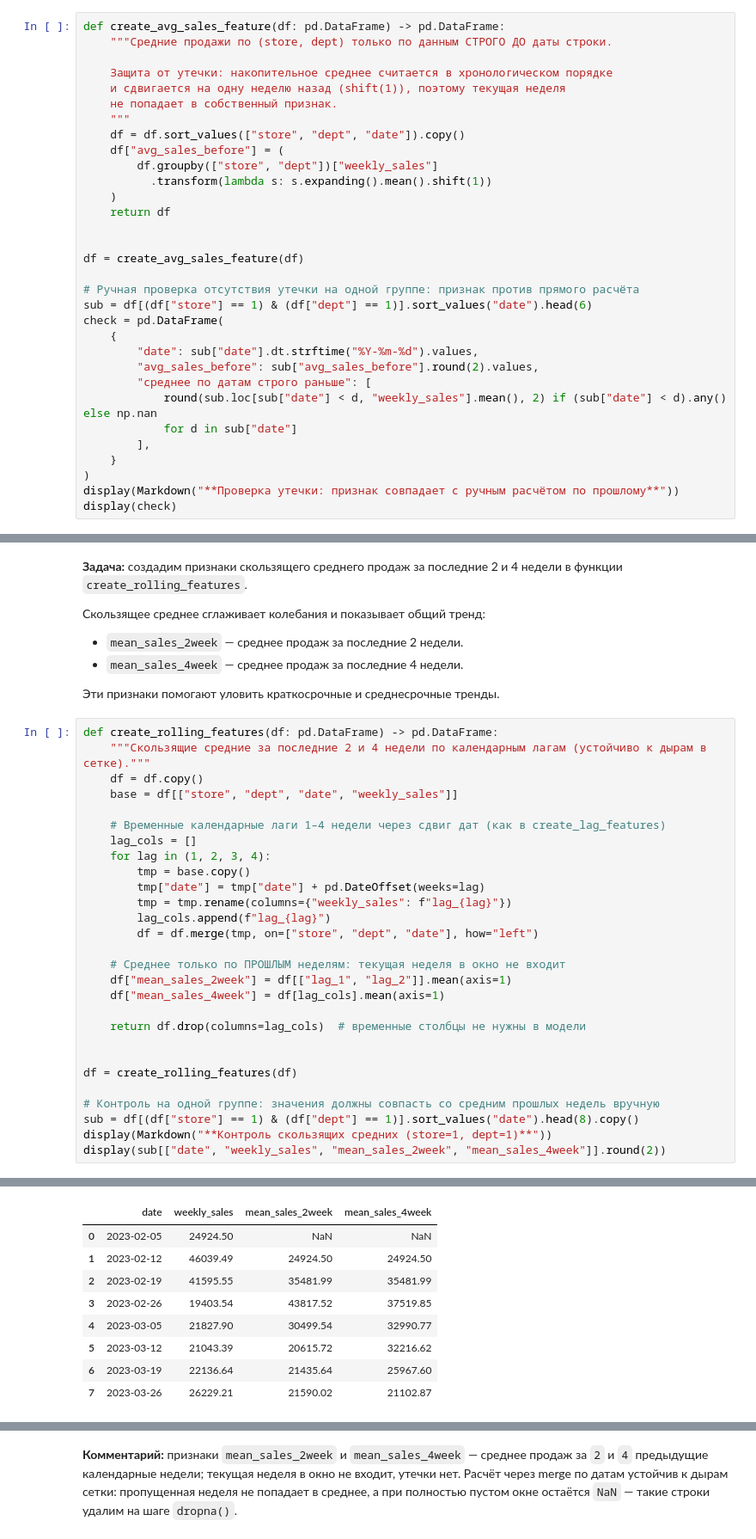
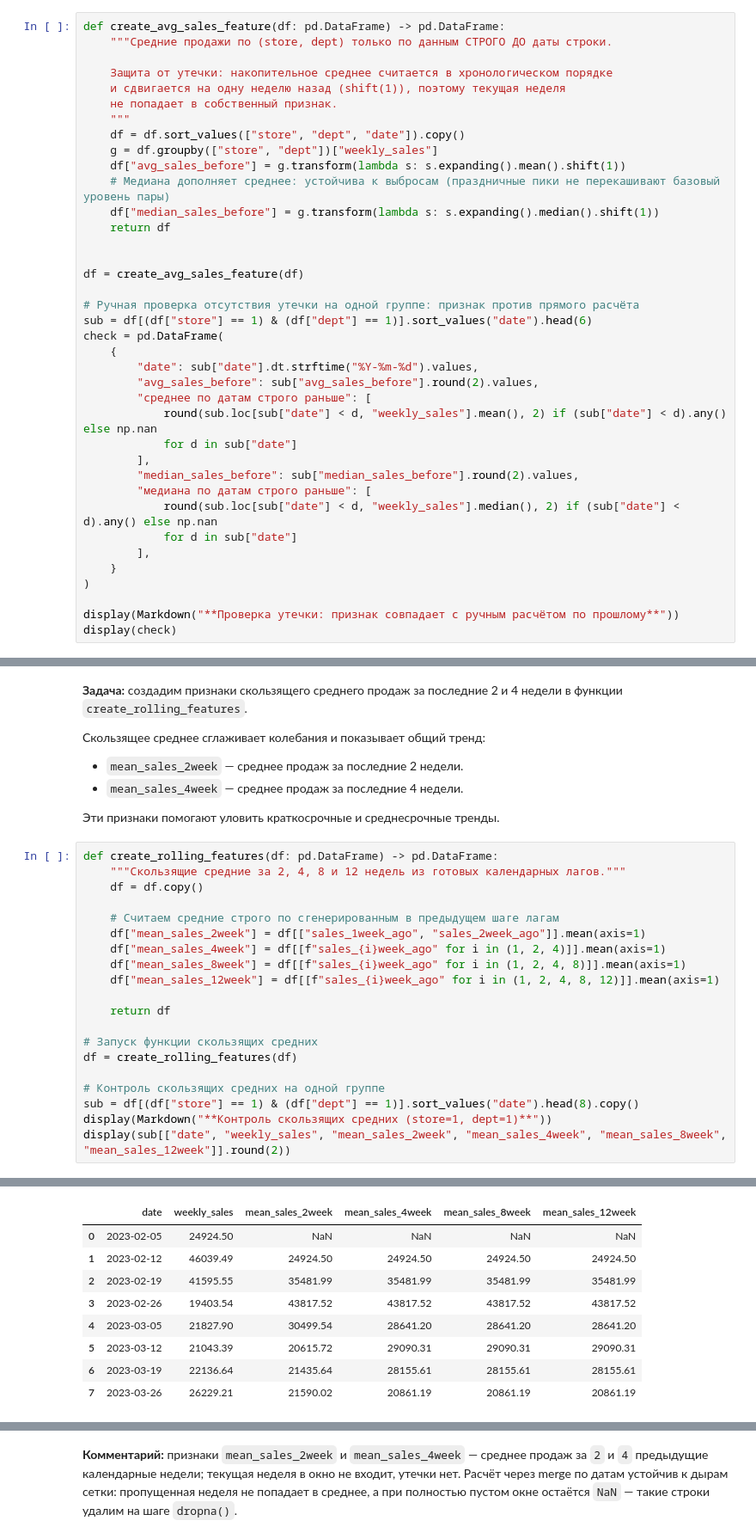
Before and after one commit to svasly/prilavok-project, a Jupyter notebook: model_training.ipynb, the cells around one changed output, grey strips where cells are left out. Shown at 86% size. Saved outputs shown, nothing was run; the diff lists cells and outputs as text.

```diff
--- a/model_training.ipynb
+++ b/model_training.ipynb
@@ -717,10 +720,10 @@ def create_avg_sales_feature(df: pd.DataFrame) -> pd.DataFrame:
     не попадает в собственный признак.
     """
     df = df.sort_values(["store", "dept", "date"]).copy()
-    df["avg_sales_before"] = (
-        df.groupby(["store", "dept"])["weekly_sales"]
-          .transform(lambda s: s.expanding().mean().shift(1))
-    )
+    g = df.groupby(["store", "dept"])["weekly_sales"]
+    df["avg_sales_before"] = g.transform(lambda s: s.expanding().mean().shift(1))
+    # Медиана дополняет среднее: устойчива к выбросам (праздничные пики не перекашивают базовый уровень пары)
+    df["median_sales_before"] = g.transform(lambda s: s.expanding().median().shift(1))
     return df
 
 
@@ -736,8 +739,14 @@ check = pd.DataFrame(
             round(sub.loc[sub["date"] < d, "weekly_sales"].mean(), 2) if (sub["date"] < d).any() else np.nan
             for d in sub["date"]
         ],
+        "median_sales_before": sub["median_sales_before"].round(2).values,
+        "медиана по датам строго раньше": [
+            round(sub.loc[sub["date"] < d, "weekly_sales"].median(), 2) if (sub["date"] < d).any() else np.nan
+            for d in sub["date"]
+        ],
     }
 )
+
 display(Markdown("**Проверка утечки: признак совпадает с ручным расчётом по прошлому**"))
 display(check)
 # %% [output]
@@ -832,43 +834,35 @@ assert 'sales_4week_ago' in df.columns, 'Признак sales_4week_ago не с
 Эти признаки помогают уловить краткосрочные и среднесрочные тренды.
 # %%
 def create_rolling_features(df: pd.DataFrame) -> pd.DataFrame:
-    """Скользящие средние за последние 2 и 4 недели по календарным лагам (устойчиво к дырам в сетке)."""
+    """Скользящие средние за 2, 4, 8 и 12 недель из готовых календарных лагов."""
     df = df.copy()
-    base = df[["store", "dept", "date", "weekly_sales"]]
 
-    # Временные календарные лаги 1–4 недели через сдвиг дат (как в create_lag_features)
-    lag_cols = []
-    for lag in (1, 2, 3, 4):
-        tmp = base.copy()
-        tmp["date"] = tmp["date"] + pd.DateOffset(weeks=lag)
-        tmp = tmp.rename(columns={"weekly_sales": f"lag_{lag}"})
-        lag_cols.append(f"lag_{lag}")
-        df = df.merge(tmp, on=["store", "dept", "date"], how="left")
+    # Считаем средние строго по сгенерированным в предыдущем шаге лагам
+    df["mean_sales_2week"] = df[["sales_1week_ago", "sales_2week_ago"]].mean(axis=1)
+    df["mean_sales_4week"] = df[[f"sales_{i}week_ago" for i in (1, 2, 4)]].mean(axis=1)
+    df["mean_sales_8week"] = df[[f"sales_{i}week_ago" for i in (1, 2, 4, 8)]].mean(axis=1)
+    df["mean_sales_12week"] = df[[f"sales_{i}week_ago" for i in (1, 2, 4, 8, 12)]].mean(axis=1)
 
-    # Среднее только по ПРОШЛЫМ неделям: текущая неделя в окно не входит
-    df["mean_sales_2week"] = df[["lag_1", "lag_2"]].mean(axis=1)
-    df["mean_sales_4week"] = df[lag_cols].mean(axis=1)
+    return df
 
-    return df.drop(columns=lag_cols)  # временные столбцы не нужны в модели
-
-
+# Запуск функции скользящих средних
 df = create_rolling_features(df)
 
-# Контроль на одной группе: значения должны совпасть со средним прошлых недель вручную
+# Контроль скользящих средних на одной группе
 sub = df[(df["store"] == 1) & (df["dept"] == 1)].sort_values("date").head(8).copy()
 display(Markdown("**Контроль скользящих средних (store=1, dept=1)**"))
-display(sub[["date", "weekly_sales", "mean_sales_2week", "mean_sales_4week"]].round(2))
+display(sub[["date", "weekly_sales", "mean_sales_2week", "mean_sales_4week", "mean_sales_8week", "mean_sales_12week"]].round(2))
 # %% [output]
 **Контроль скользящих средних (store=1, dept=1)**
-|  | date | weekly_sales | mean_sales_2week | mean_sales_4week |
-| 0 | 2023-02-05 | 24924.50 | NaN | NaN |
-| 1 | 2023-02-12 | 46039.49 | 24924.50 | 24924.50 |
-| 2 | 2023-02-19 | 41595.55 | 35481.99 | 35481.99 |
-| 3 | 2023-02-26 | 19403.54 | 43817.52 | 37519.85 |
-| 4 | 2023-03-05 | 21827.90 | 30499.54 | 32990.77 |
-| 5 | 2023-03-12 | 21043.39 | 20615.72 | 32216.62 |
-| 6 | 2023-03-19 | 22136.64 | 21435.64 | 25967.60 |
-| 7 | 2023-03-26 | 26229.21 | 21590.02 | 21102.87 |
+|  | date | weekly_sales | mean_sales_2week | mean_sales_4week | mean_sales_8week | mean_sales_12week |
+| 0 | 2023-02-05 | 24924.50 | NaN | NaN | NaN | NaN |
+| 1 | 2023-02-12 | 46039.49 | 24924.50 | 24924.50 | 24924.50 | 24924.50 |
+| 2 | 2023-02-19 | 41595.55 | 35481.99 | 35481.99 | 35481.99 | 35481.99 |
+| 3 | 2023-02-26 | 19403.54 | 43817.52 | 43817.52 | 43817.52 | 43817.52 |
+| 4 | 2023-03-05 | 21827.90 | 30499.54 | 28641.20 | 28641.20 | 28641.20 |
+| 5 | 2023-03-12 | 21043.39 | 20615.72 | 29090.31 | 29090.31 | 29090.31 |
+| 6 | 2023-03-19 | 22136.64 | 21435.64 | 28155.61 | 28155.61 | 28155.61 |
+| 7 | 2023-03-26 | 26229.21 | 21590.02 | 20861.19 | 20861.19 | 20861.19 |
 # %%
 assert 'mean_sales_2week' in df.columns, 'Признак mean_sales_2week не создан!'
 assert 'mean_sales_4week' in df.columns, 'Признак mean_sales_4week не создан!'
```
Also changed, not shown: parts of 21 cells of this notebook, 6 other files.
